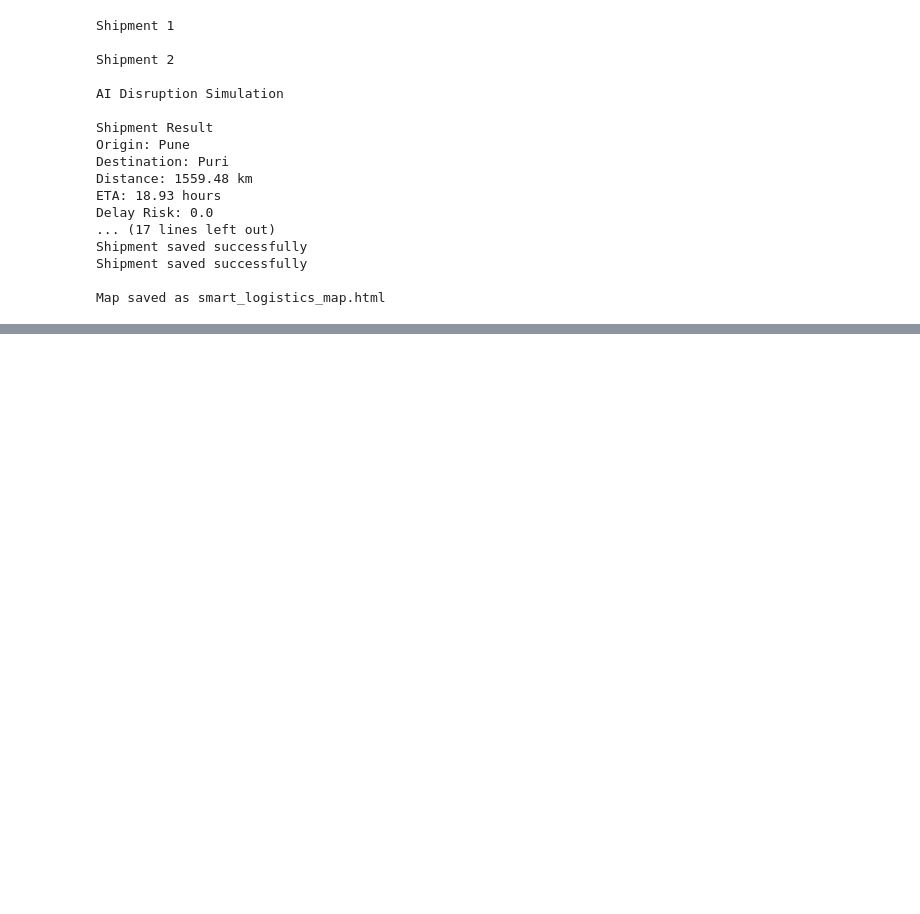
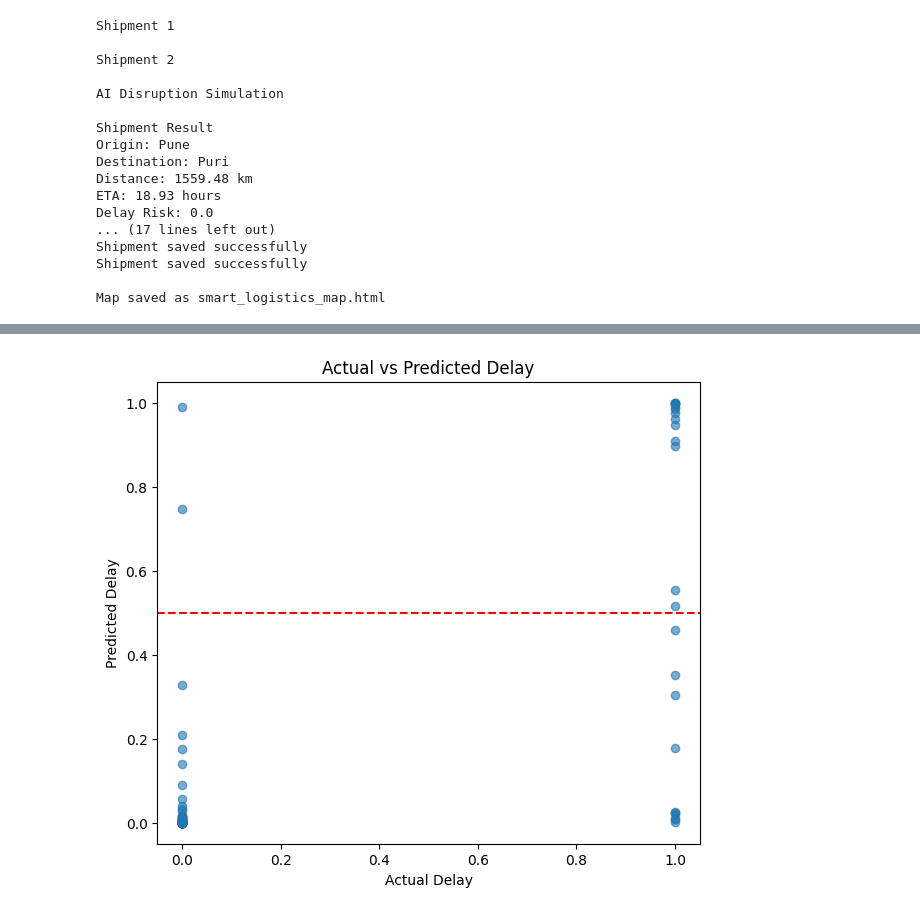
Before and after one commit to Brijeshrath67/AI-Smart-Logistics-Early-Delay-Warning-System, a Jupyter notebook: model.ipynb, the cells around one changed output, grey strips where cells are left out. Cells and saved outputs as stored; diff of their text form; code cells hidden in the pictures; blank space fills up the shorter version.

```diff
--- a/model.ipynb
+++ b/model.ipynb
@@ -415,0 +452,17 @@ Map saved as smart_logistics_map.html
+# %%
+y_prob = model.predict_proba(X_test)[:,1]
+
+
+plt.figure(figsize=(7,6))
+
+plt.scatter(y_test, y_prob, alpha=0.6)
+
+plt.xlabel("Actual Delay")
+plt.ylabel("Predicted Delay")
+plt.title("Actual vs Predicted Delay")
+plt.axhline(0.5, color="red", linestyle="--")
+# plt.legend()
+
+plt.show()
+# %% [output]
+[figure, added]
```
Also changed, not shown: parts of 5 cells of this notebook.
